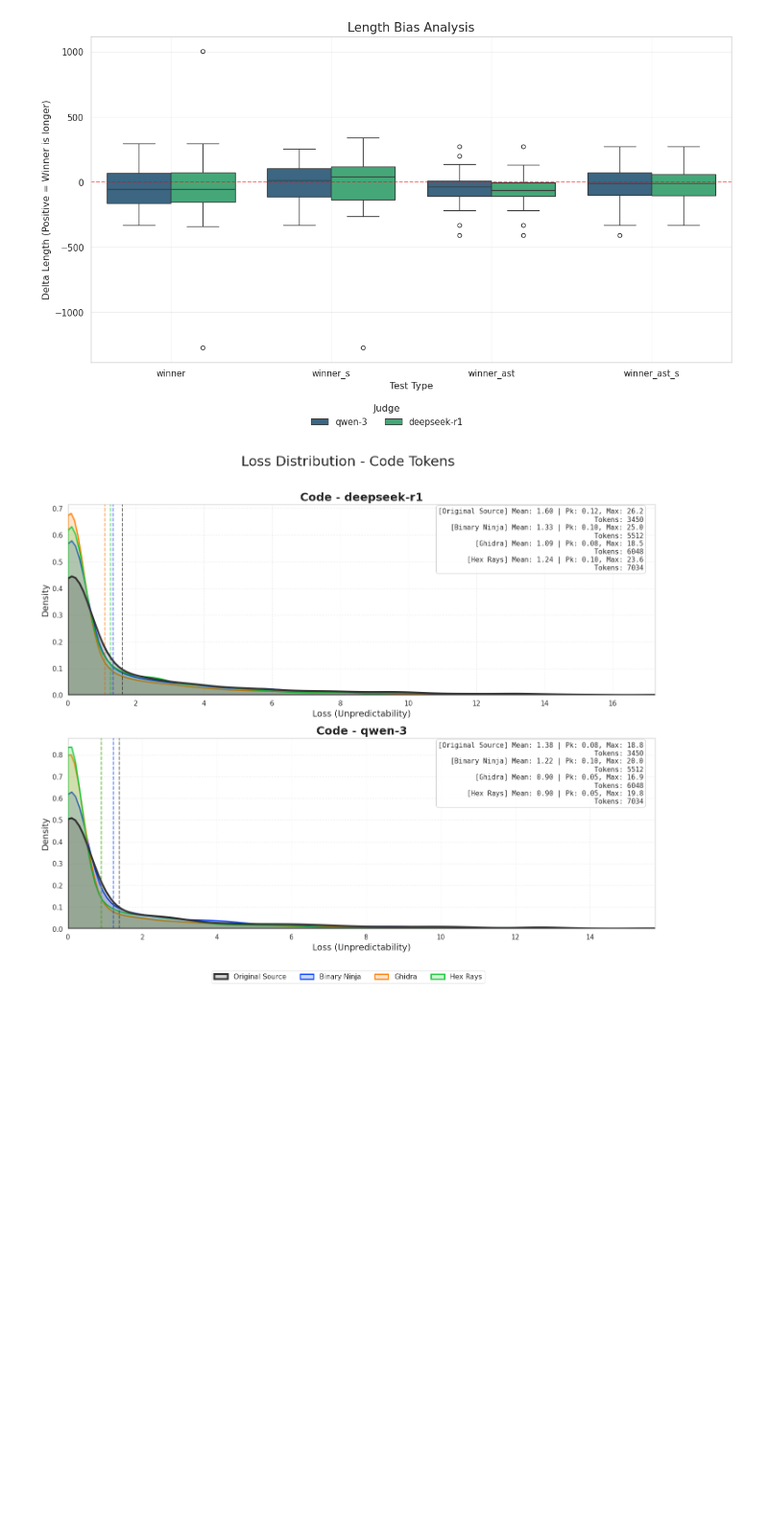
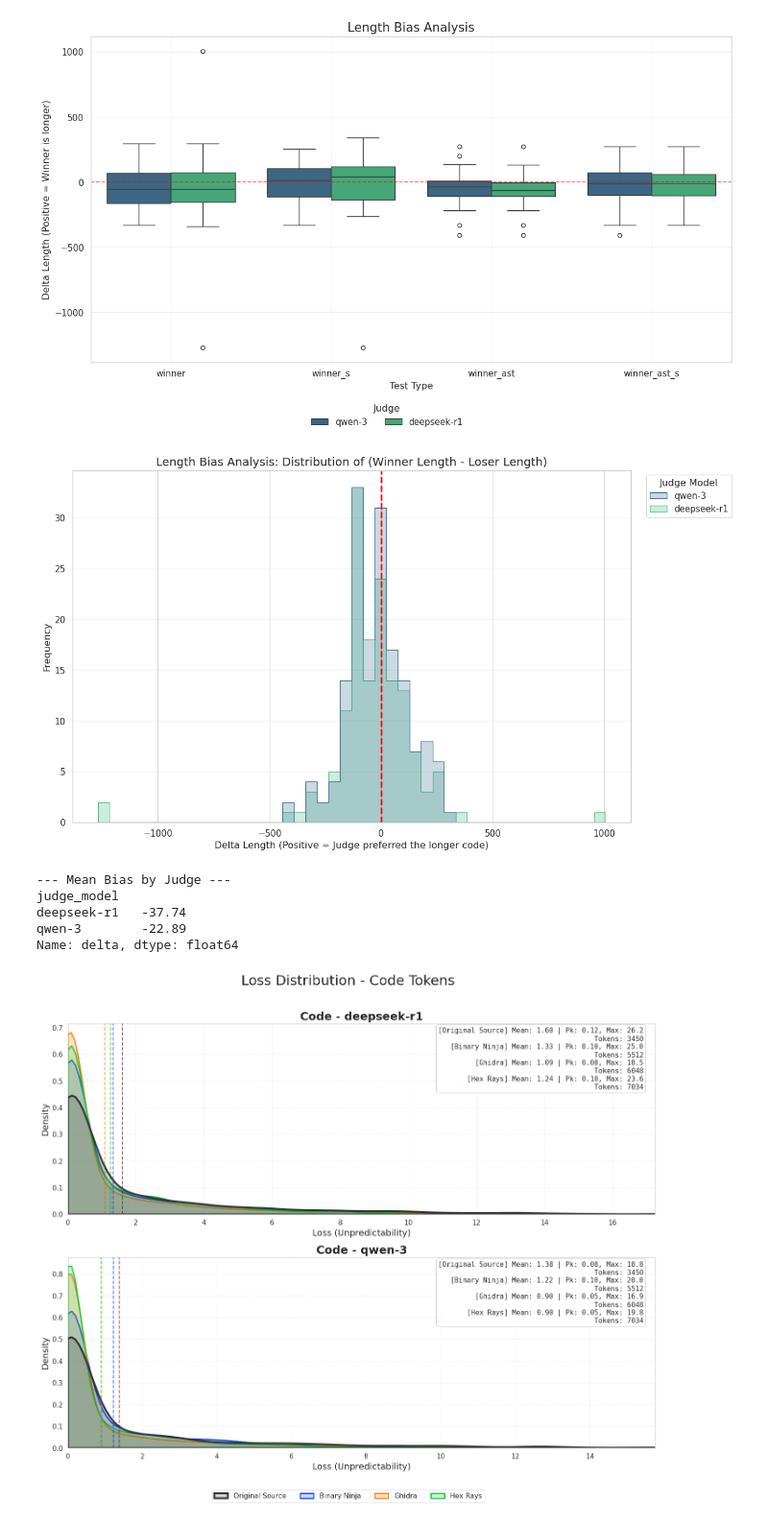
Before and after one commit to Lurpigi/msc-thesis-LLMs-to-rank-decompilers, a Jupyter notebook: final_db.ipynb, the cells around one changed output. Shown at 96% size. Cells and saved outputs as stored; diff of their text form; code cells hidden in the pictures; blank space fills up the shorter version.

```diff
--- a/final_db.ipynb
+++ b/final_db.ipynb
@@ -462,6 +462,68 @@ plt.tight_layout(rect=[0, 0.06, 1, 1])
 plt.show()
 # %% [output]
 [figure]
+# %%
+len_map = {
+    'winner': ('len_A', 'len_B'),
+    'winner_s': ('len_A', 'len_B'),
+    'winner_ast': ('len_ast_A', 'len_ast_B'),
+    'winner_ast_s': ('len_ast_A', 'len_ast_B')
+}
+
+df['len_A'] = df['decompiler_A_code'].str.len()
+df['len_B'] = df['decompiler_B_code'].str.len()
+df['len_ast_A'] = df['ast_A'].astype(str).str.len()
+df['len_ast_B'] = df['ast_B'].astype(str).str.len()
+
+def calculate_delta(row, test_col):
+    winner = row[test_col]
+    if winner not in ['A', 'B']:
+        return None
+
+    l_a_col, l_b_col = len_map[test_col]
+    # If A wins: A - B. If B wins: B - A.
+    return (row[l_a_col] - row[l_b_col]) if winner == 'A' else (row[l_b_col] - row[l_a_col])
+
+# Create a long-form dataframe for plotting
+bias_list = []
+for test_col in len_map.keys():
+    temp = df[df[test_col].isin(['A', 'B'])].copy()
+    temp['delta'] = temp.apply(calculate_delta, axis=1, test_col=test_col)
+    temp['test_type'] = test_col
+    bias_list.append(temp[['judge_model', 'test_type', 'delta']])
+
+df_bias_final = pd.concat(bias_list).dropna(subset=['delta'])
+
+plt.figure(figsize=(12, 7))
+
+ax = sns.histplot(
+    data=df_bias_final,
+    x='delta',
+    hue='judge_model',
+    element="step",
+    common_norm=False,
+    palette='viridis'
+)
+
+plt.axvline(0, color='red', linestyle='--', linewidth=2, label='No Bias')
+plt.title('Length Bias Analysis: Distribution of (Winner Length - Loser Length)', fontsize=14)
+plt.xlabel('Delta Length (Positive = Judge preferred the longer code)')
+plt.ylabel('Frequency')
+
+sns.move_legend(ax, "upper left", bbox_to_anchor=(1.02, 1), title='Judge Model')
+plt.grid(axis='y', alpha=0.3)
+plt.tight_layout()
+plt.show()
+
+print("--- Mean Bias by Judge ---")
+print(df_bias_final.groupby('judge_model')['delta'].mean().round(2))
+# %% [output]
+[figure, added]
+--- Mean Bias by Judge ---
+judge_model
+deepseek-r1   -37.74
+qwen-3        -22.89
+Name: delta, dtype: float64
 # %%
 def plot_loss_distributions_split(json_path):
     with open(json_path, 'r') as f:
```
Also changed, not shown: 8 other files.
